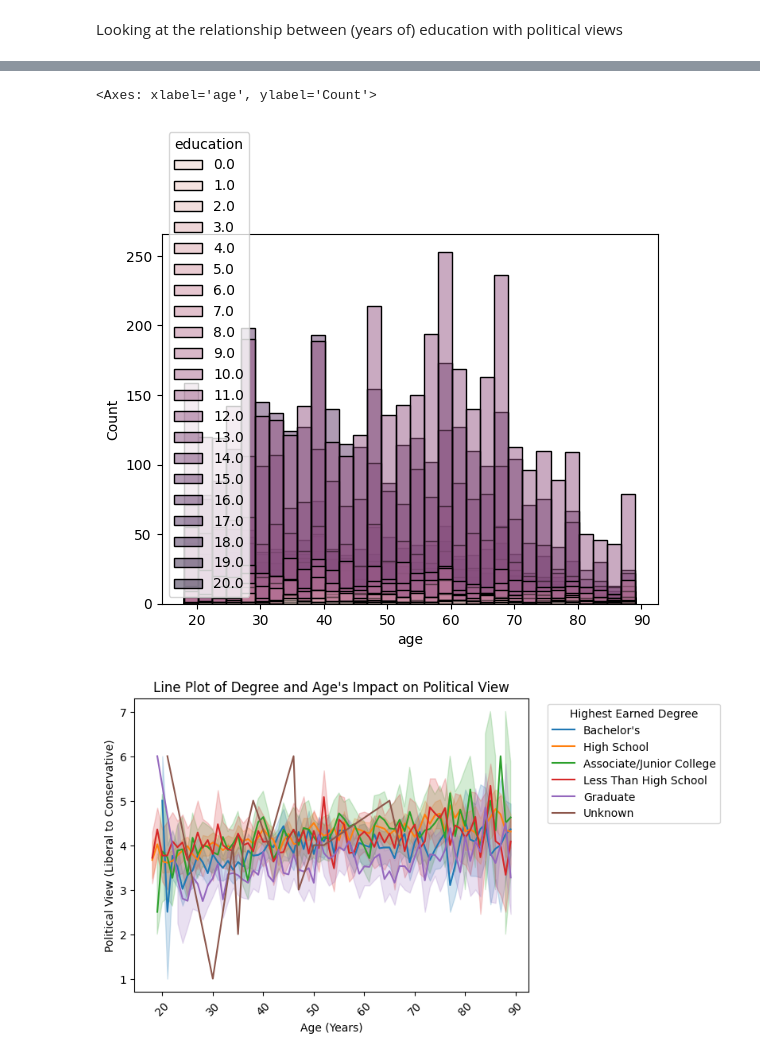
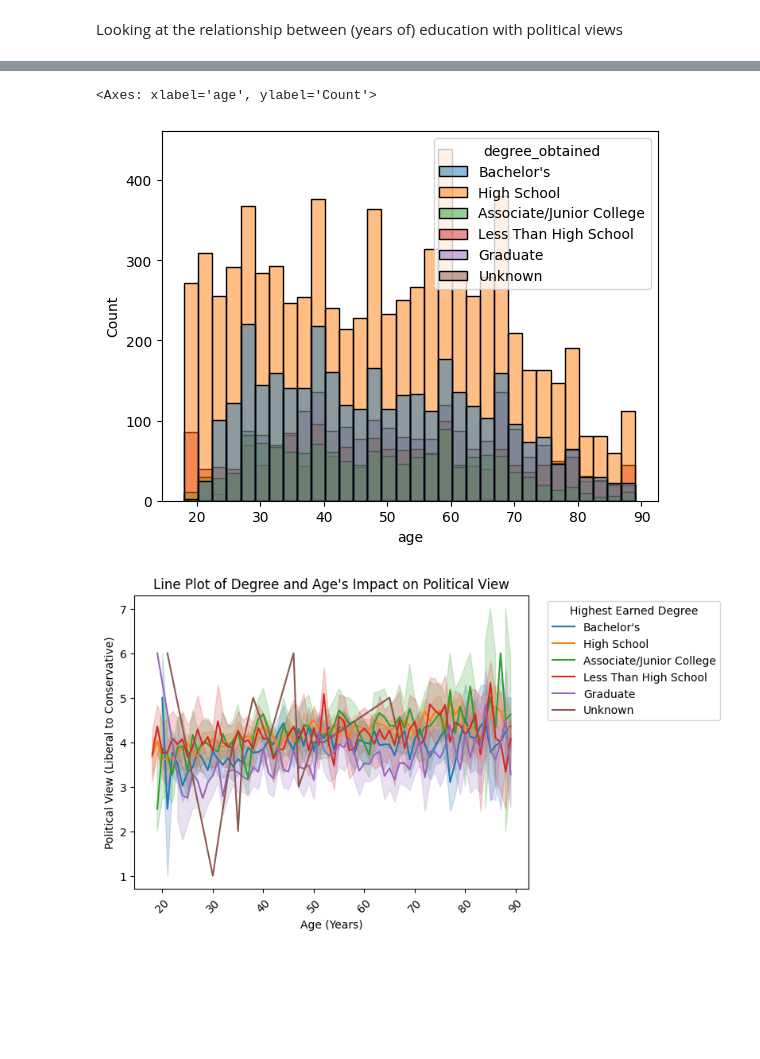
Before and after one commit to gaboojie/project_gss, a Jupyter notebook: GSS_Project1.ipynb, the cells around one changed output, grey strips where cells are left out. Drawn from its saved outputs; the diff is of its cells as text; code cells hidden in the pictures; blank space fills up the shorter version.

Commit message:
further analysis of variables individually with political views + Thao's edits on clustered and stacked barplots

```diff
--- a/GSS_Project1.ipynb
+++ b/GSS_Project1.ipynb
@@ -196,0 +228,12 @@ df['age'].hist(bins=10)
+# %%
+#plot a clustered barplot counting frequencies of happiness per political view
+political_order = ['Extremely Conservative', 'Conservative', 'Slightly Conservative', 'Moderate', 'Slightly Liberal', 'Liberal', 'Extremely Liberal', 'Unknown']
+df['political_view'] = pd.Categorical(df['political_view'], categories=political_order, ordered=True) #change order of political views
+aggregated_data = df.groupby(['political_view', 'happy']).size().unstack(fill_value=0) #aggregate data to see count of occurences of each combination
+aggregated_data.plot(kind='bar', stacked=False)
+plt.title("Happiness Levels by Political Views")
+plt.xlabel("Political Views")
+plt.ylabel("Frequency")
+plt.xticks(rotation=85)
+plt.legend(title="Happiness Levels")
+plt.show()
@@ -196,0 +242,12 @@ df['age'].hist(bins=10)
+# %%
+#plot a stacked barplot of degree levels per each political view
+political_order = ['Extremely Conservative', 'Conservative', 'Slightly Conservative', 'Moderate', 'Slightly Liberal', 'Liberal', 'Extremely Liberal', 'Unknown']
+df['political_view'] = pd.Categorical(df['political_view'], categories=political_order, ordered=True) #change order of political views
+aggregated_data = df.groupby(['political_view', 'degree_obtained']).size().unstack(fill_value=0) #aggregate data to see count of occurences of each combination
+aggregated_data.plot(kind='bar', stacked=True)
+plt.title("Degree Level Obtained by Political Views")
+plt.xlabel("Political Views")
+plt.ylabel("Frequency")
+plt.xticks(rotation=85)
+plt.legend(title="Degree Obtained")
+plt.show()
@@ -242,8 +305,8 @@ Analyzing the relationship between degree and age
 # %%
-sns.histplot(data=df, x='age', hue='education')
+sns.histplot(data=df, x='age', hue='degree_obtained')
 # %% [output]
 <Axes: xlabel='age', ylabel='Count'>
-[figure, old version]
+[figure, new version]
 # %%
 #
 # Plot of degree and age (Independent Variables) vs political view (Dependent Variables)
```
Also changed, not shown: parts of 26 cells of this notebook.
